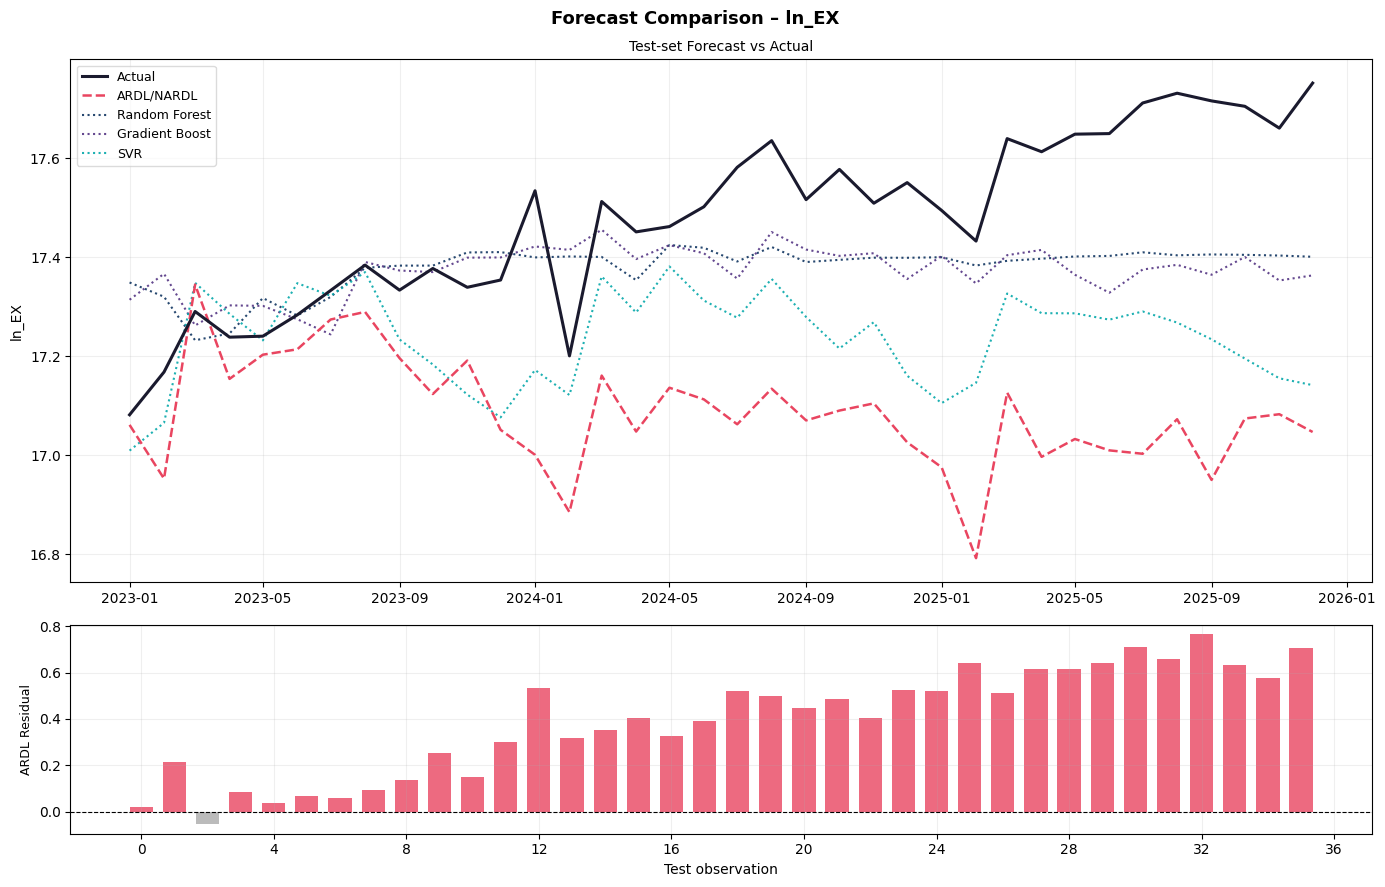
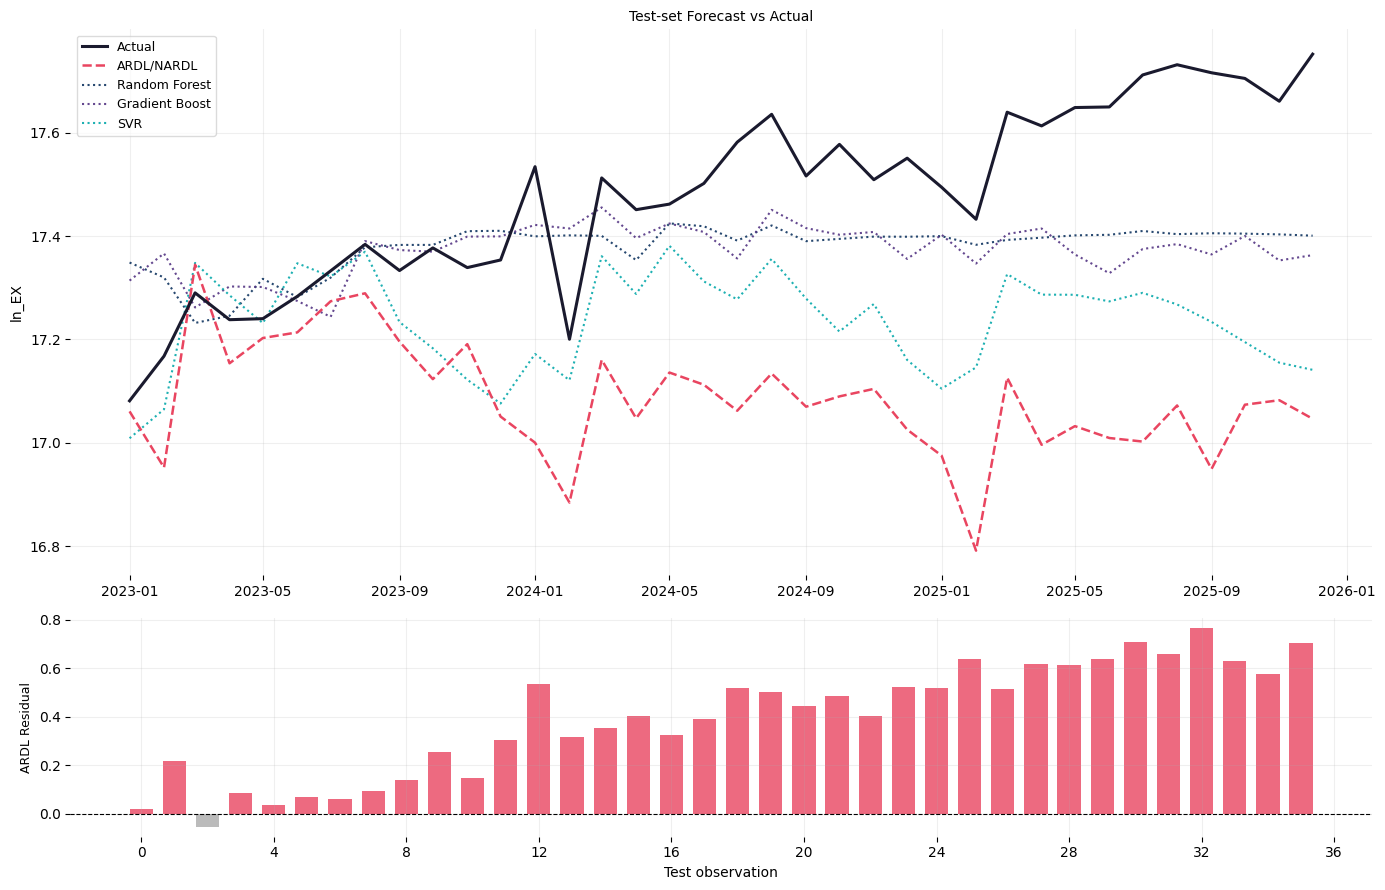
Code edit (unified diff) that turned the first committed figure into the second:
--- before
+++ after
@@ -9,5 +9,4 @@
     fig, axes = plt.subplots(2, 1, figsize=(14, 9),
                              gridspec_kw={'height_ratios':[2.5,1]})
-    fig.suptitle(f'Forecast Comparison – {dep}', fontsize=13, fontweight='bold')
 
     # Top: forecast lines
@@ -29,4 +28,8 @@
     ax.grid(alpha=0.2); ax.set_title('Test-set Forecast vs Actual', fontsize=10)
 
+    # --- Bỏ toàn bộ khung đen cho top subplot ---
+    for spine in ['top','right','left','bottom']:
+        ax.spines[spine].set_visible(False)
+
     # Bottom: ARDL residuals
     ax2 = axes[1]
@@ -38,6 +41,11 @@
     ax2.grid(alpha=0.2); ax2.xaxis.set_major_locator(MaxNLocator(integer=True))
 
+    # --- Bỏ toàn bộ khung đen cho bottom subplot ---
+    for spine in ['top','right','left','bottom']:
+        ax2.spines[spine].set_visible(False)
+
     plt.tight_layout()
     path = os.path.join(OUT_DIR, f'forecast_{mk}.png')
-    plt.savefig(path, dpi=150, bbox_inches='tight'); plt.show()
+    plt.savefig(path, dpi=150, bbox_inches='tight')
+    plt.show()
     print(f'  Saved → {path}')

Commit: Upload final report